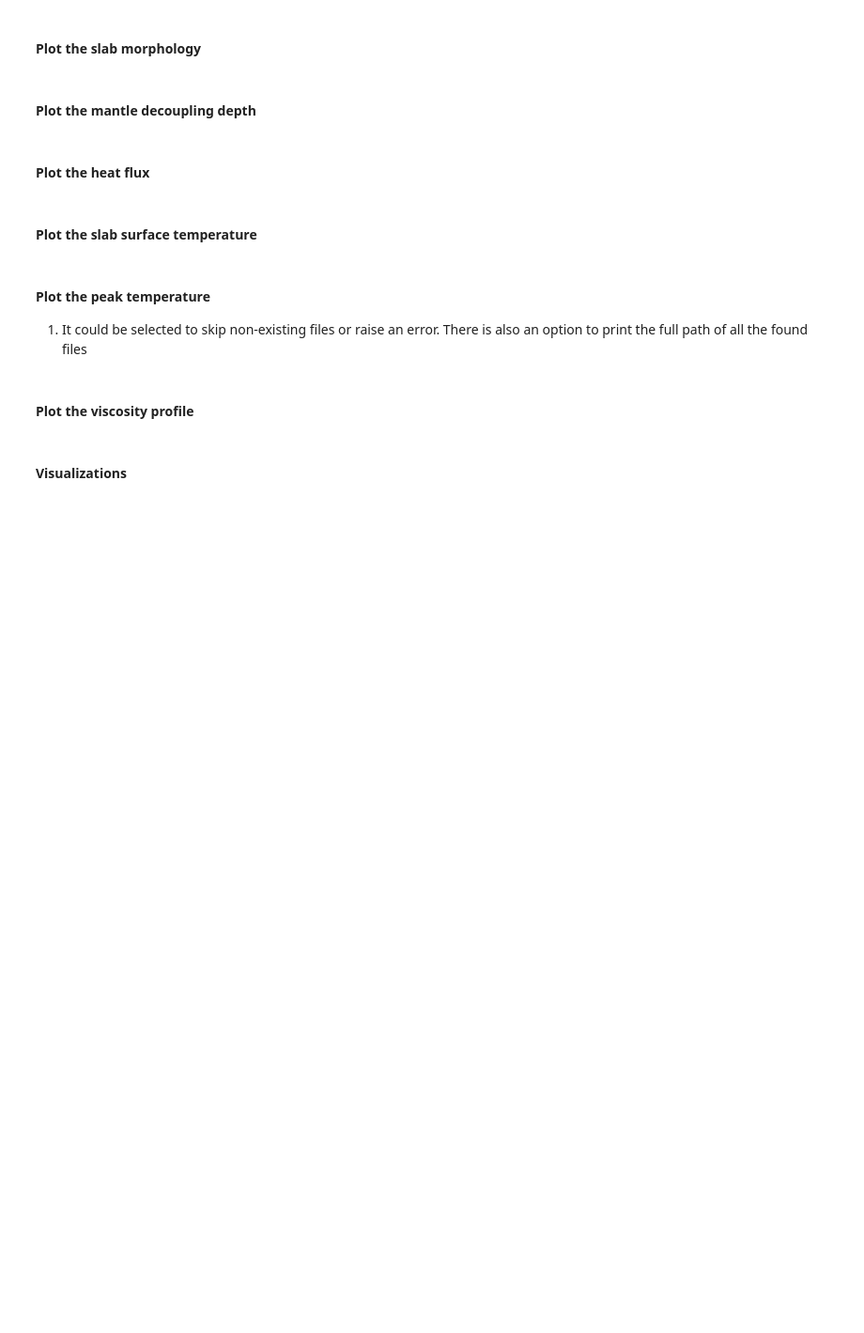
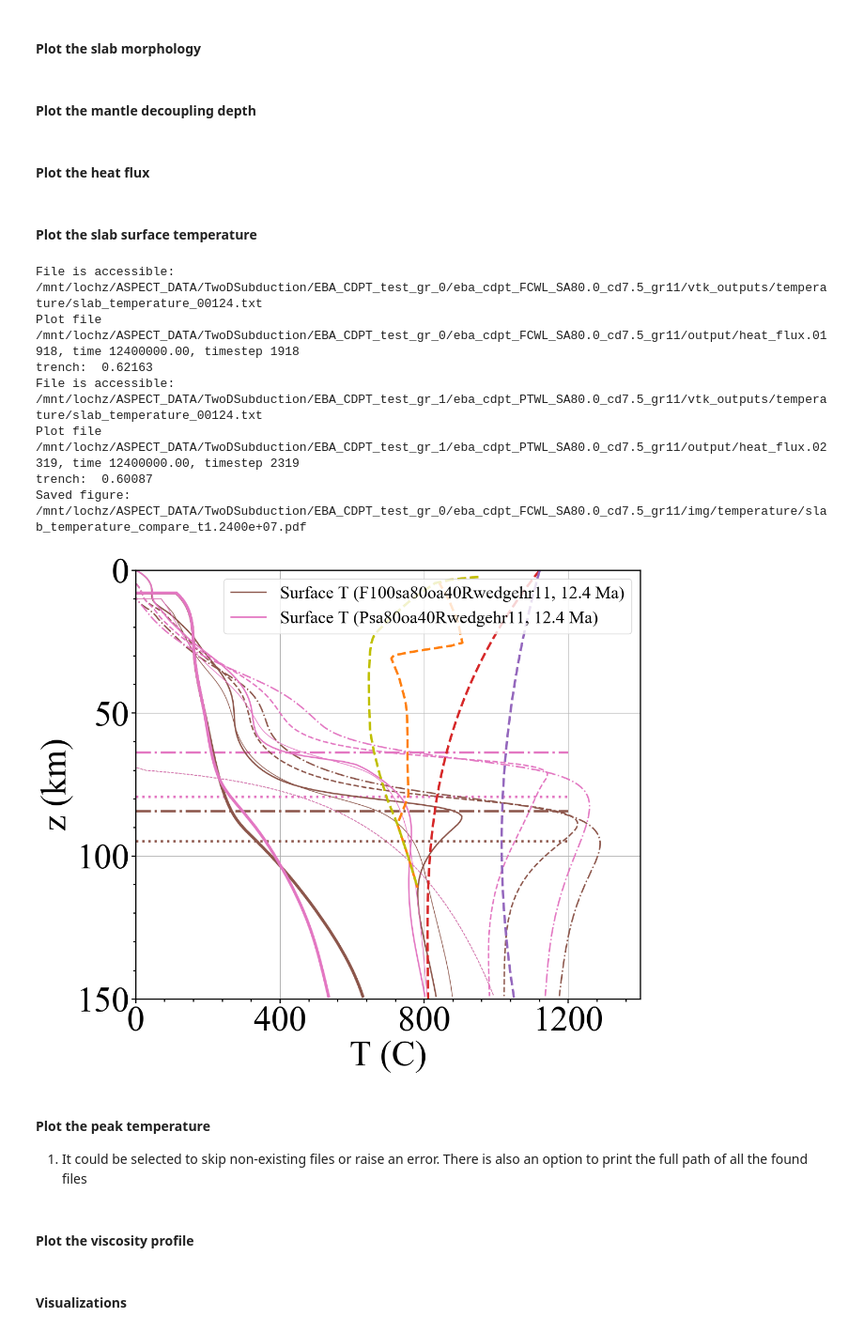
Before and after one commit to lhy11009/aspectLib, a Jupyter notebook: jupyter_notebooks/TwoDSubduction/PlotCase.ipynb, the cells around one changed output. Shown: that part at 94% size. Saved outputs shown, nothing was run; the diff lists cells and outputs as text; code cells hidden in the pictures; blank space fills up the shorter version.

```diff
--- a/jupyter_notebooks/TwoDSubduction/PlotCase.ipynb
+++ b/jupyter_notebooks/TwoDSubduction/PlotCase.ipynb
@@ -155,7 +166,7 @@ The max_velocity is useful for rescaling the color for the velocity. To pick a r
 round_values = lambda values: [round(x) for x in values]
 
 # prepare the graphical_steps
-graphical_steps = [30]; slices=None # 1. specify steps
+graphical_steps = [118]; slices=None # 1. specify steps
 # graphical_steps = round_values(resampled_df["Time"].values / float(resampled_df.attrs["Time between graphical output"]))
 # slices = None
 
@@ -166,7 +177,7 @@ graphical_steps = [30]; slices=None # 1. specify steps
 # plot_types = ["upper_mantle"]; rotation_plus = 0.47 # for plotting the upper mantle
 # plot_types = ["wedge_bigger"]; rotation_plus = 0.0 #
 # todo_wedge
-plot_types = ["wedge_02252025"]; rotation_plus = 0.97 - 0.5 #
+plot_types = ["wedge_02252025"]; rotation_plus = 1.98 #
 
 # Additional fields in case of two crustal layers
 # additional_fields = ["spcrust_up", "spcrust_low"]  # in case of two crustal layers
@@ -301,24 +312,24 @@ print("lon at 90 deg (top) = ", 90.0 - rotation_lon)
 # x, y, z = Utilities.ggr2cart(0.0,trench_lon / 180.0 * np.pi,r - 5e3) # query a point near slab edge
 
 ## Deal with transform (a rotation is applied)
-pin_lon = 37.5 # deg
-depth = 40e3
+pin_lon = 39.5 # deg
+depth = 250e3
 x, y, z = Utilities.ggr2cart(0.0,(pin_lon+rotation_lon) / 180.0 * np.pi,r - depth) # query a point near slab edge;
 
 print("(x, y, z) = (%.3f, %.3f, %.3f)" % (x, y, z))
 # %% [markdown]
 #### Automazed workflow to finalize visualization
 # %%
-finalize_visual = True
+finalize_visual = False
 
 if finalize_visual:
 
     from IPython.display import Image, display
 
-    _time = 3.0e6
+    _time = 11.8e6
 
     # file types
-    # file_name = "viscosity"
+    file_name = "viscosity"
     # file_name = "T"
     # file_name = "spcrust_wedge"
     # file_name = "T_wedge"
@@ -327,7 +338,7 @@ if finalize_visual:
     # file_name = "T_wedge_02252025"
     # file_name = "spcrust_wedge_02252025"
     # file_name = "strain_rate_wedge_02252025"
-    file_name = "viscosity_wedge_02252025"
+    # file_name = "viscosity_wedge_02252025"
 
     # file_name = "T_wedge_bigger"
 
@@ -1169,7 +1180,7 @@ from shilofue.Cases import create_case_with_json
 # Whether to plot
 case_summary_csv = "/mnt/lochz/ASPECT_DATA/TwoDSubduction/case_summary.csv"
 base_comp_dir = "/mnt/lochz/ASPECT_DATA/TwoDSubduction"
-case_comp_names = ["EBA_CDPT_test_gr_1/eba_cdpt_PTWL_SA80.0_cd7.5_gr11", "EBA_CDPT_test_gr_3/eba_cdpt_PTWL_SA80.0_cd7.5_ss100.0_gr11"]
+case_comp_names = ["EBA_CDPT_test_gr_0/eba_cdpt_FCWL_SA80.0_cd7.5_gr11", "EBA_CDPT_test_gr_1/eba_cdpt_PTWL_SA80.0_cd7.5_gr11"]
 # case_comp_names = ["EBA_CDPT_test_gr_4/eba_cdpt_FCWL_SA40.0_OA20.0_cd7.5_ss500.0_gr11", "EBA_CDPT_test_gr_4/eba_cdpt_PTWL_SA40.0_OA20.0_cd7.5_ss500.0_gr11"]
 
 # case_comp_names = ["EBA_CDPT23_6/eba_cdpt_coh500_SA80.0_ss100.0",  "EBA_CDPT_test_gr_3/eba_cdpt_FCWL_SA80.0_cd7.5_ss100.0_gr10", "EBA_CDPT_test_gr_3/eba_cdpt_FCWL_SA80.0_cd7.5_ss100.0_gr11"]
@@ -1570,13 +1599,14 @@ if plot_combine_cases_hf:
 plot_slab_temperature_combined = True
 plot_mdds_with_st_combined = True
 
-plot_combine_cases_st_time_in = 11.5e6; time_steps = []; plot_combine_cases_select = None # use a specific time value
+plot_combine_cases_st_time_in = 12.4e6; time_steps = []; plot_combine_cases_select = None # use a specific time value
 
 if plot_slab_temperature_combined:
     import matplotlib as mpl
     import matplotlib.cm as cm
     import matplotlib.colors as mcolors
     from matplotlib.ticker import MultipleLocator
+    from hamageolib.core.AnalyticalSolution import WK2004, plate_thickness_from_age
 
     # set time and depth to plot
     max_depth = 150e3
@@ -1609,6 +1639,37 @@ if plot_slab_temperature_combined:
         'ps.fonttype': 42
     })
 
+    # initiate a class for the analytical solution
+
+    model_a = plate_thickness_from_age(80.0*1e6*year)
+    model_zw = plate_thickness_from_age(40.0*1e6*year)
+    constants = WK2004.Constants(
+        age=80.0e6*year,            # s
+        U=0.05/year,                # m/s
+        theta_d=np.pi/4.0, # radians
+        a=model_a,               # meters from age(in s)
+        zw=model_zw,
+        Ta=1573.15,             # Kelvin
+        Tsf=273.15,
+        kappa=1e-6,
+        rho=3300.0,
+        cp=1250.0, # J Kg^-1 K^-1
+        plate_T_model=0
+    )
+
+    WK_model = WK2004(constants)
+    mask_zw = (p_depths > model_zw)
+
+    model_T1 = np.full(p_depths.shape, WK_model.Tsf)
+    model_Ts = np.full(p_depths.shape, WK_model.Tsf)
+    model_alphas = np.full(p_depths.shape, 0.0)
+    Tbd_array = []
+
+    with Mute():
+        model_T1[mask_zw] = WK_model.mw_temperature(p_depths[mask_zw])
+        model_Ts[mask_zw] = WK_model.ss_temperature(p_depths[mask_zw], use_top_thickness=True)
+        model_alphas[mask_zw] = WK_model.top_thickness(p_depths[mask_zw])
+
     # Plot: Combine slab surface and moho into single figures
     fig, ax = plt.subplots(figsize=(8*scaling_factor, 7*scaling_factor), tight_layout=True)
 
@@ -1623,8 +1684,6 @@ if plot_slab_temperature_combined:
             plot_combine_cases_st_time = plot_combine_cases_st_time_in[i]
         else:
             raise ValueError()
-
-
 
         # plot temperature at time inspected
 
@@ -1652,13 +1711,22 @@ if plot_slab_temperature_combined:
         p_Toffset_0 = Toffset_0_func(p_depths)
         p_Toffset_1 = Toffset_1_func(p_depths)
 
+        # todo_EW
+        # model prediction of temperature in the top thermal bd
+        alpha_constant = 17.5e3
+        model_x = 7.5e3 # distance to the "surface"
+        model_bd_Ts = WK_model.bd_temperature_formula(p_Toffset_1, p_Tbots, alpha_constant, model_x)
+
         # plot options
         # only label the surface in case there are too many labels in the figure
         color0=default_colors[5+i]
         ax.plot(p_Ttops - 273.15, p_depths/1e3, label="Surface T (%s, %s Ma)" % (official_name, plot_combine_cases_st_time/1e6), linewidth=2, color=color0)
         ax.plot(p_Tbots - 273.15, p_depths/1e3, linewidth=4, color=color0)
+        ax.plot(model_T1 - 273.15, p_depths/1e3, linewidth=1, linestyle="--", color=color0)
+        ax.plot(model_bd_Ts - 273.15, p_depths/1e3, linewidth=1, linestyle="-", color=color0)
         ax.plot(p_Toffset_0 - 273.15, p_depths/1e3, linewidth=2, linestyle="--", color=color0)
         ax.plot(p_Toffset_1 - 273.15, p_depths/1e3, linewidth=2, linestyle="-.", color=color0)
+        # todo_EW
 
         if plot_mdds_with_st_combined:
             _, time_step, _ = Visit_Options_list[i].get_timestep_by_time(plot_combine_cases_st_time)
@@ -1724,33 +1792,42 @@ if plot_slab_temperature_combined:
     ax.xaxis.set_minor_locator(MultipleLocator(x_tick_interval/(n_minor_ticks+1)))
     ax.set_ylim([max_depth/1e3, 0])
     ax.yaxis.set_major_locator(MultipleLocator(y_tick_interval))
     ax.yaxis.set_minor_locator(MultipleLocator(y_tick_interval/(n_minor_ticks+1)))
 
     ax.set_xlabel("T (C)")
     ax.set_ylabel("z (km)")
 
     ax.legend() # hide legend, see AI finalized figures.
     ax.grid()
 
     # Adjust spine thickness for this plot
     all_axes = fig.get_axes()
     for ax in all_axes:
         for spine in ax.spines.values():
             spine.set_linewidth(0.5 * scaling_factor * line_width_scaling_multiplier)
 
     # Save figure
     # o_path = os.path.join(local_dir, "img", "temperature", "slab_temperature_combined2_t%.4e.pdf" % (plot_combine_cases_st_time))
     o_path = os.path.join(os.path.join(base_comp_dir, case_comp_names[0]), "img", "temperature", "slab_temperature_compare_t%.4e.pdf" % (plot_combine_cases_st_time))
     if not os.path.isdir(os.path.dirname(o_path)):
         os.mkdir(os.path.dirname(o_path))
 
     fig.savefig(o_path)
     print("Saved figure: %s" % o_path)
 
     # show figure
     plt.show()
 
     mpl.rcParams.update(mpl.rcParamsDefault)
+# %% [output]
+File is accessible: /mnt/lochz/ASPECT_DATA/TwoDSubduction/EBA_CDPT_test_gr_0/eba_cdpt_FCWL_SA80.0_cd7.5_gr11/vtk_outputs/temperature/slab_temperature_00124.txt
+Plot file /mnt/lochz/ASPECT_DATA/TwoDSubduction/EBA_CDPT_test_gr_0/eba_cdpt_FCWL_SA80.0_cd7.5_gr11/output/heat_flux.01918, time 12400000.00, timestep 1918
+trench:  0.62163
+File is accessible: /mnt/lochz/ASPECT_DATA/TwoDSubduction/EBA_CDPT_test_gr_1/eba_cdpt_PTWL_SA80.0_cd7.5_gr11/vtk_outputs/temperature/slab_temperature_00124.txt
+Plot file /mnt/lochz/ASPECT_DATA/TwoDSubduction/EBA_CDPT_test_gr_1/eba_cdpt_PTWL_SA80.0_cd7.5_gr11/output/heat_flux.02319, time 12400000.00, timestep 2319
+trench:  0.60087
+Saved figure: /mnt/lochz/ASPECT_DATA/TwoDSubduction/EBA_CDPT_test_gr_0/eba_cdpt_FCWL_SA80.0_cd7.5_gr11/img/temperature/slab_temperature_compare_t1.2400e+07.pdf
+[figure, added]
 # %% [markdown]
 #### Plot the peak temperature
 
```
Also changed, not shown: parts of 4 cells of this notebook, 2 other files.
